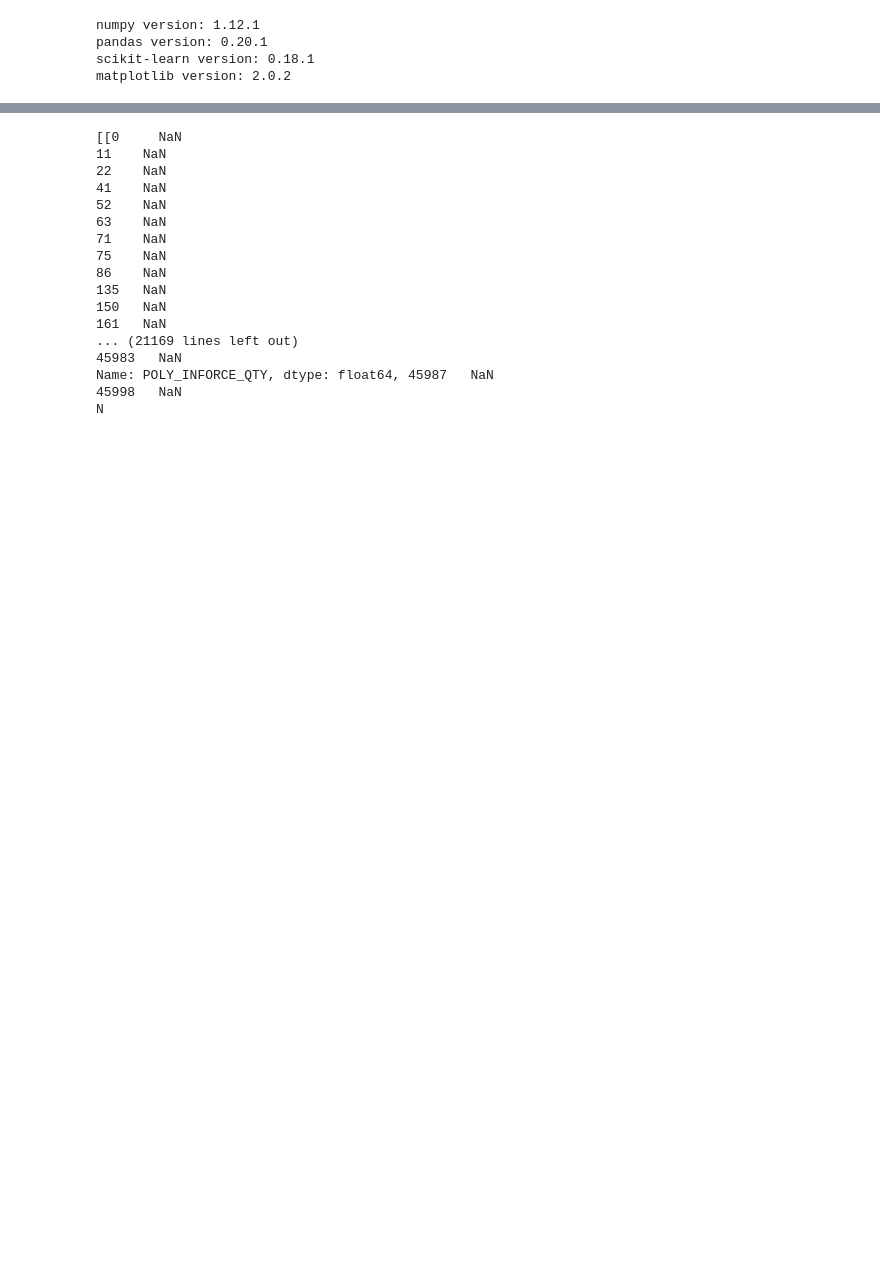
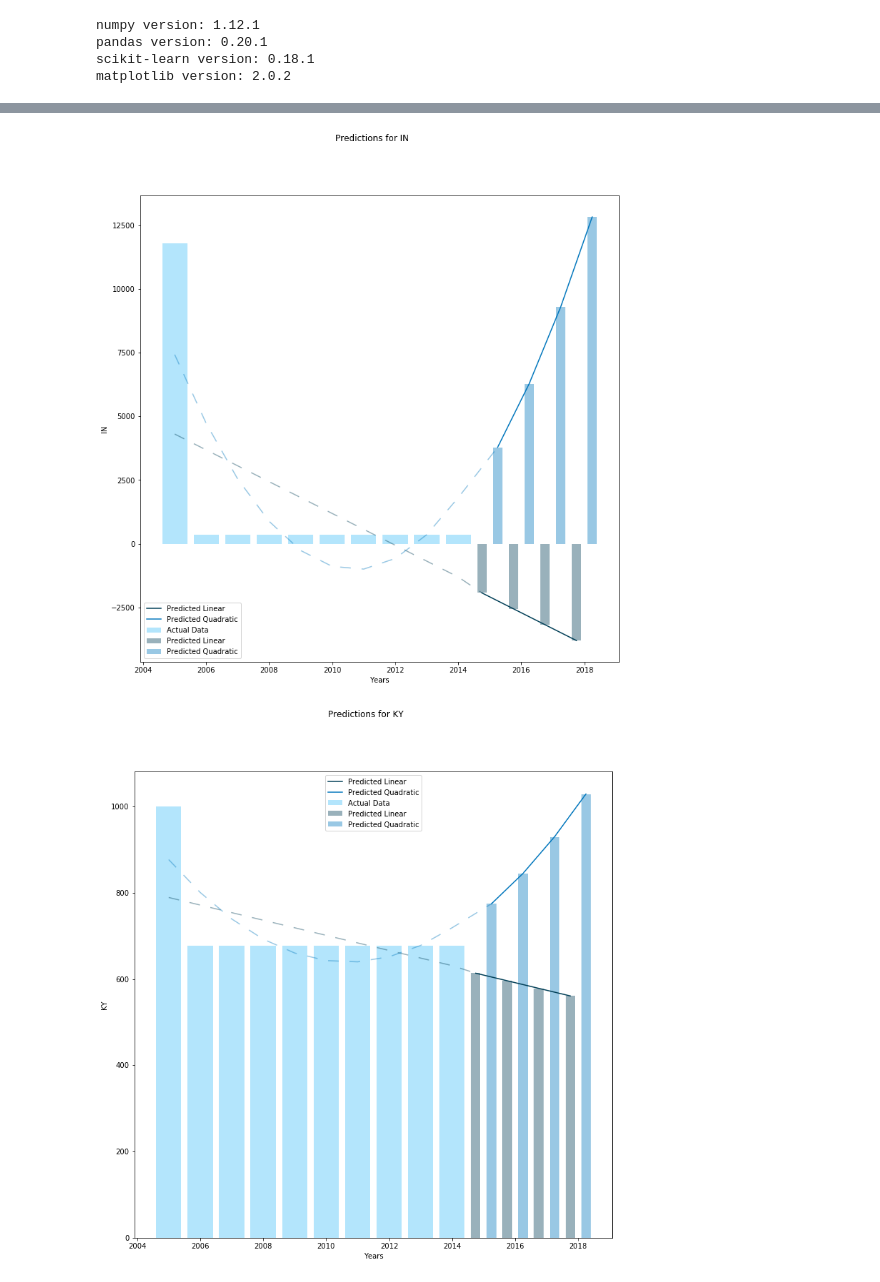
Before and after one commit to MKet/ADS3_Project, a Jupyter notebook: Untitled.ipynb, the cells around one changed output, grey strips where cells are left out. Drawn from its saved outputs; the diff is of its cells as text; code cells hidden in the pictures; blank space fills up the shorter version.

```diff
--- a/Untitled.ipynb
+++ b/Untitled.ipynb
@@ -149,34 +158,38 @@ extrapolatePlot(plotdata[:len(yearlist)-1], yearlist[:len(yearlist)-1])
 # %%
 def averagePerYear(df, column):
-    averages = []
-    years = list(range(2005, 2016))
-    for i in range(0, len(years)):
-        averages.append([])
-        #For loop door agency ids
-        for agency in df["AGENCY_ID"].unique():
-            df_agency = df[(df["AGENCY_ID"] == agency) & (df["STAT_PROFILE_DATE_YEAR"] == years[i])]
-            total = 0
-            #For loop door producten
-            for productid in df_agency["PROD_ID"].unique():
-                total = total + df_agency[(df_agency["PROD_ID"] == productid)]["POLY_INFORCE_QTY"]
-            averages[i].append(total)
-    return averages
-print(averagePerYear(df, ""))
+        averages = []
+        years = list(range(2005, 2016))
+        for i in range(0, len(years)):
+            averages.append([])
+            #For loop door agency ids
+            for agency in df["AGENCY_ID"].unique():
+                df_agency = df[(df["AGENCY_ID"] == agency) & (df["STAT_PROFILE_DATE_YEAR"] == years[i])]
+                total = 0
+                #For loop door producten
+                for productid in df_agency["PROD_ID"].unique():
+                    total = total + df_agency[(df_agency["PROD_ID"] == productid)]["POLY_INFORCE_QTY"]
+                averages[i].append(total)
+        return averages
+
+HTML(
+    '<script>'
+     + 'IPython.OutputArea.prototype._should_scroll = function(lines) {return false;}'
+     + '</script>'
+    )
-# %% [output]
-[[0     NaN
-11    NaN
-22    NaN
-41    NaN
-52    NaN
-63    NaN
-71    NaN
-75    NaN
-86    NaN
-135   NaN
-150   NaN
-161   NaN
-... (21169 lines left out)
-45983   NaN
-Name: POLY_INFORCE_QTY, dtype: float64, 45987   NaN
-45998   NaN
-N
+# %%
+def statePrediction(df):
+    try:
+        states = df.STATE_ID.unique()
+        state_name = df.STATE_ABBR.unique()
+        for s, n in zip(states, state_name):
+            plotdata = df[df.STATE_ID == s]
+            plotdata = plotdata.POLY_INFORCE_QTY
+            plotdata.name = n
+            yearlist = list(range(2005, 2016))
+            extrapolatePlot(plotdata[:len(yearlist)-1], yearlist[:len(yearlist)-1])
+    except:
+        pass
+statePrediction(df)
+# %% [output]
+[figure, added]
+[figure, added]
```
Also changed, not shown: parts of 7 cells of this notebook.
